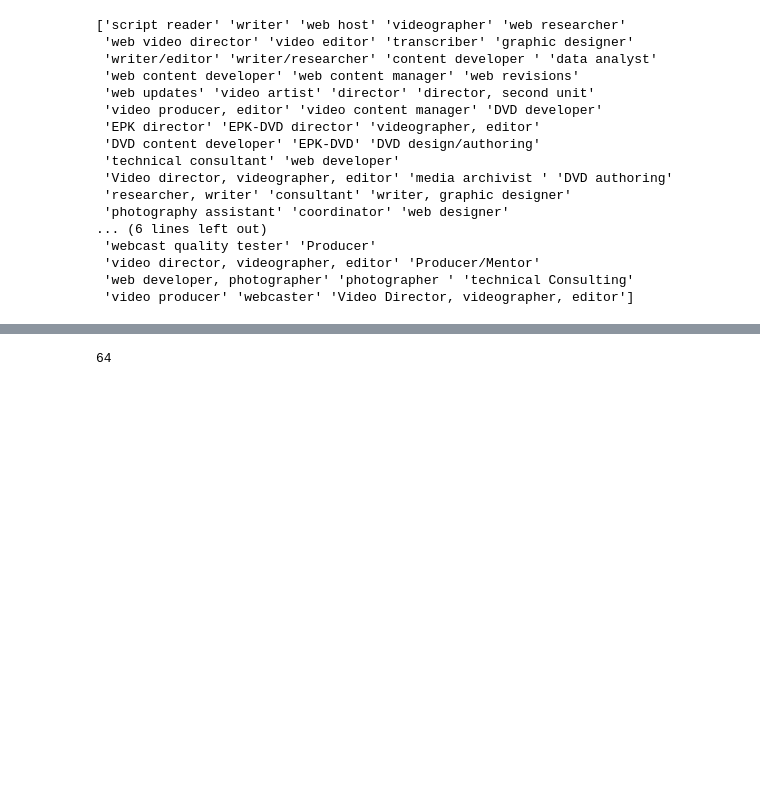
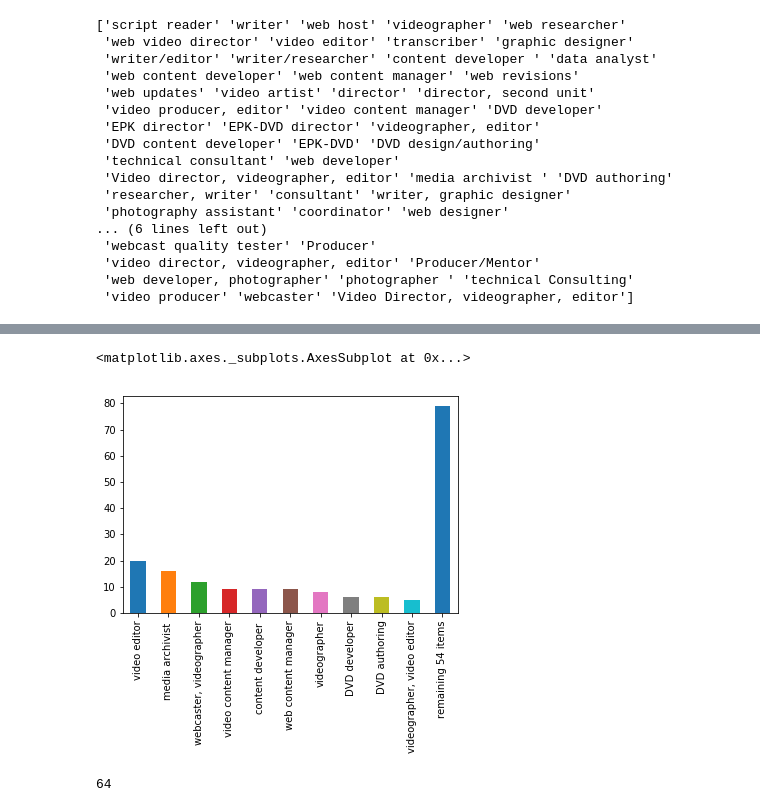
Before and after one commit to elsantonato/18-Project_3-The_Numbers, a Jupyter notebook: ftpmedia_app/data_cleaning.ipynb, the cells around one changed output, grey strips where cells are left out. Cells and saved outputs as stored; diff of their text form; code cells hidden in the pictures; blank space fills up the shorter version.

```diff
--- a/ftpmedia_app/data_cleaning.ipynb
+++ b/ftpmedia_app/data_cleaning.ipynb
@@ -161,3 +215,12 @@ Name: ROLE, Length: 64, dtype: int64
+# %%
+# plot top ten roles
+role_df_10 = role_df.head(10)
+if len(role_df) > 10:
+    role_df_10['remaining {0} items'.format(len(role_df) - 10)] = sum(role_df[10:])
+role_df_10.plot(kind='bar')
+# %% [output]
+<matplotlib.axes._subplots.AxesSubplot at 0x...>
+[figure, added]
 # %%
 len(role_df.index)
 # %% [output]
```
Also changed, not shown: parts of 58 cells of this notebook.
